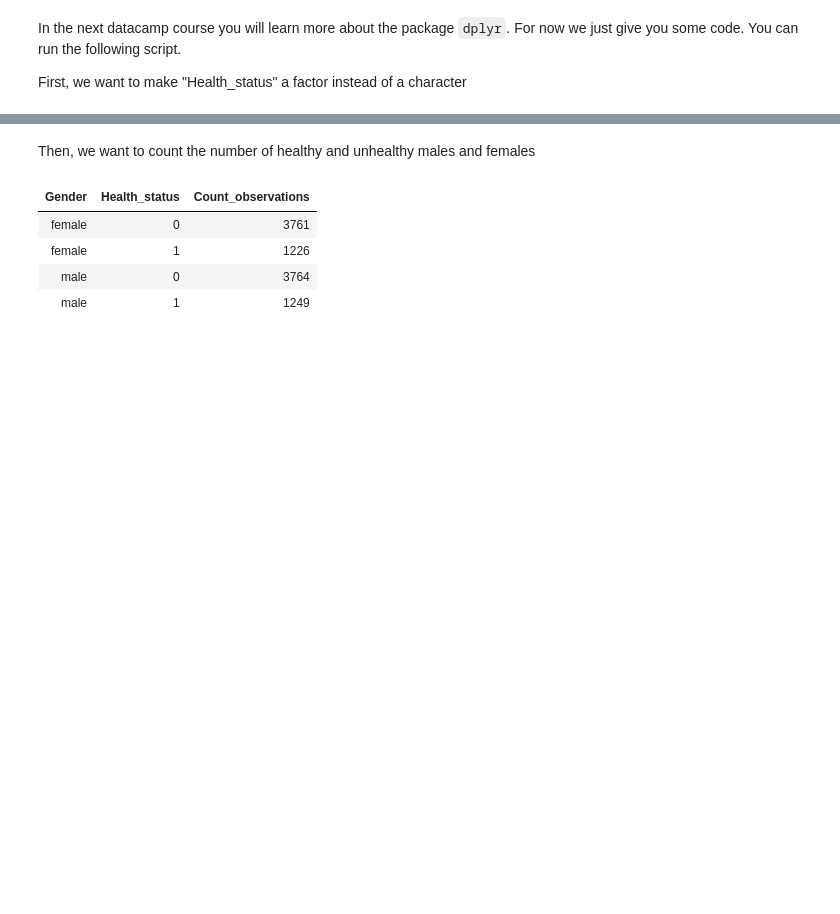
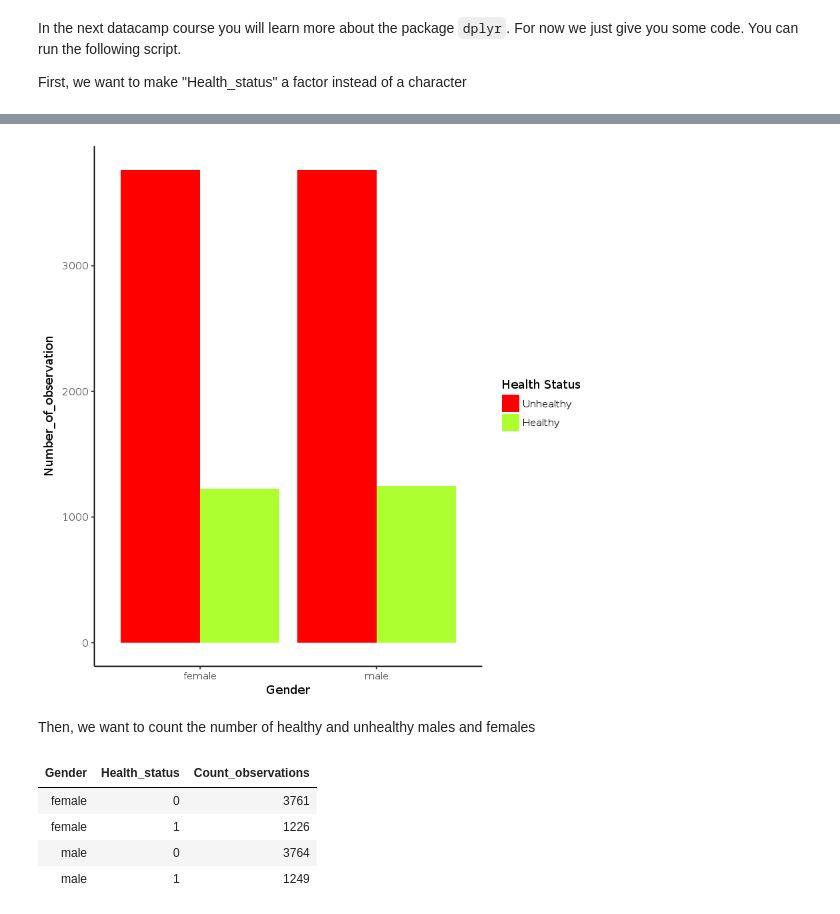
Before and after one commit to Iryna98/Assignments, a Jupyter notebook: Graded_assignment_2.ipynb, the cells around one changed output, grey strips where cells are left out. Saved outputs shown, nothing was run; the diff lists cells and outputs as text; code cells hidden in the pictures; blank space fills up the shorter version.

```diff
--- a/Graded_assignment_2.ipynb
+++ b/Graded_assignment_2.ipynb
@@ -72,0 +82,3 @@ str(data2)
+# %%
+data3 <- data2 %>% group_by(Gender, Health_status) %>% summarise(Number_of_observation = n())
+data3
@@ -73,3 +99,10 @@ str(data2)
+# %%
+ggplot(data3, aes(x=Gender, y=Number_of_observation, fill=Health_status))+
+scale_fill_manual(name="Health Status", labels=c("Unhealthy", "Healthy"),values=c("red", "greenyellow")) +
+  geom_bar(stat="identity", position ="dodge")+
+theme_classic()
+# %% [output]
+[figure, added]
 # %% [markdown]
 Then, we want to count the number of healthy and unhealthy males and females
 # %%
```
Also changed, not shown: parts of 10 cells of this notebook, 3 other files.
